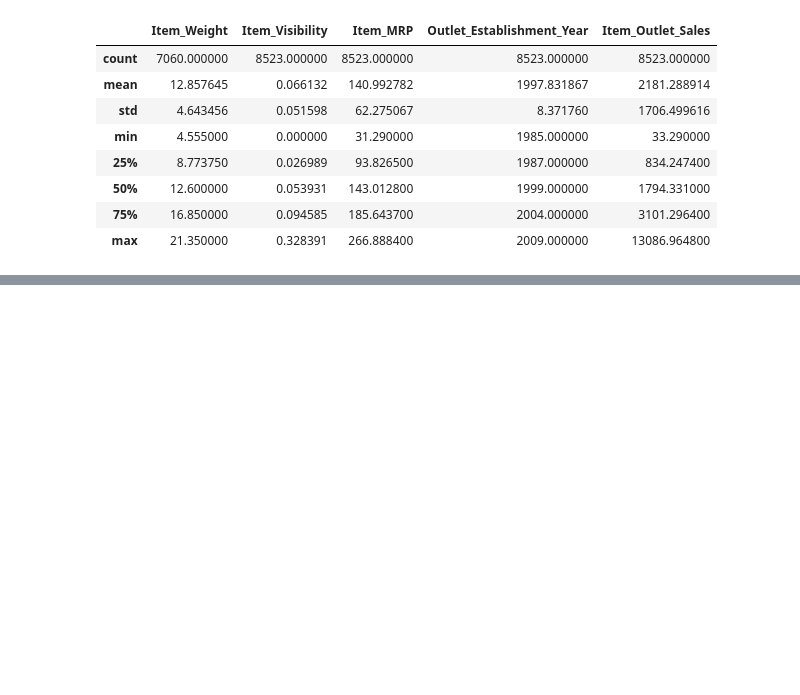
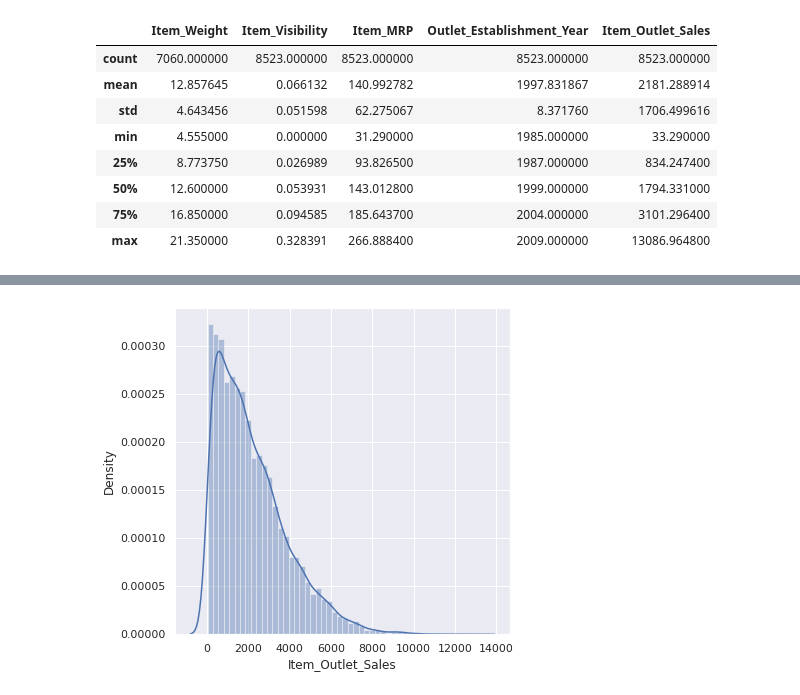
Before and after one commit to MrNeilMehta/Project-12-Big-Mart-Sales-Prediction, a Jupyter notebook: Project_12_Big_Mart_Sales_Prediction.ipynb, the cells around one changed output, grey strips where cells are left out. Cells and saved outputs as stored; diff of their text form; code cells hidden in the pictures; blank space fills up the shorter version.

```diff
--- a/Project_12_Big_Mart_Sales_Prediction.ipynb
+++ b/Project_12_Big_Mart_Sales_Prediction.ipynb
@@ -164,0 +190,7 @@ df.describe()
+# %%
+# Item_Outlet_Sales distribution
+plt.figure(figsize=(6,6))
+sns.distplot(df['Item_Outlet_Sales'])
+plt.show()
+# %% [output]
+[figure, added]
```
Also changed, not shown: parts of 11 cells of this notebook.
